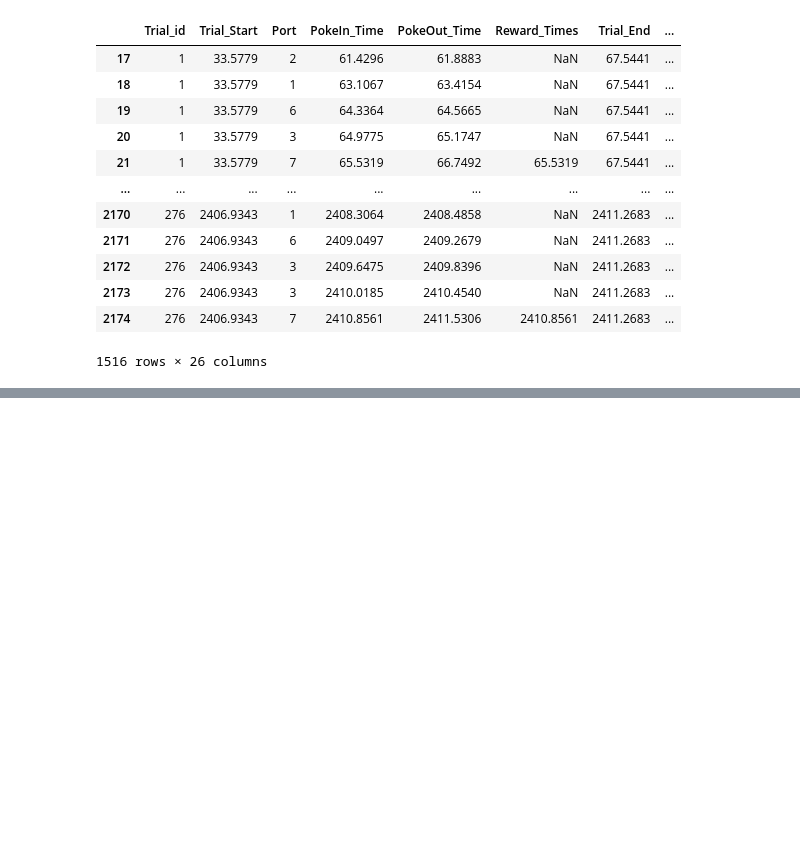
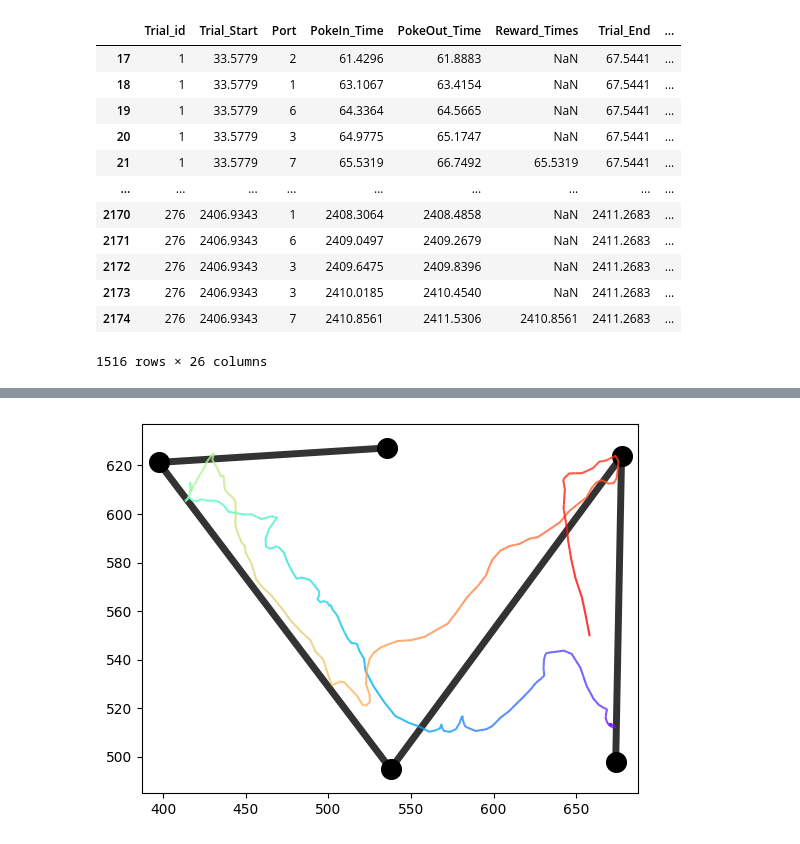
Before and after one commit to ncguilbeault/striatal_replay, a Jupyter notebook: notebooks/linearize_trajectory.ipynb, the cells around one changed output, grey strips where cells are left out. Saved outputs shown, nothing was run; the diff lists cells and outputs as text; code cells hidden in the pictures; blank space fills up the shorter version.

```diff
--- a/notebooks/linearize_trajectory.ipynb
+++ b/notebooks/linearize_trajectory.ipynb
@@ -468,0 +473,4 @@ all_trajectories
+# %%
+ax = plot_single_trajectory(all_trajectories, ports, trial_id = 1)
+# %% [output]
+[figure, added]
```
Also changed, not shown: parts of 16 cells of this notebook.
